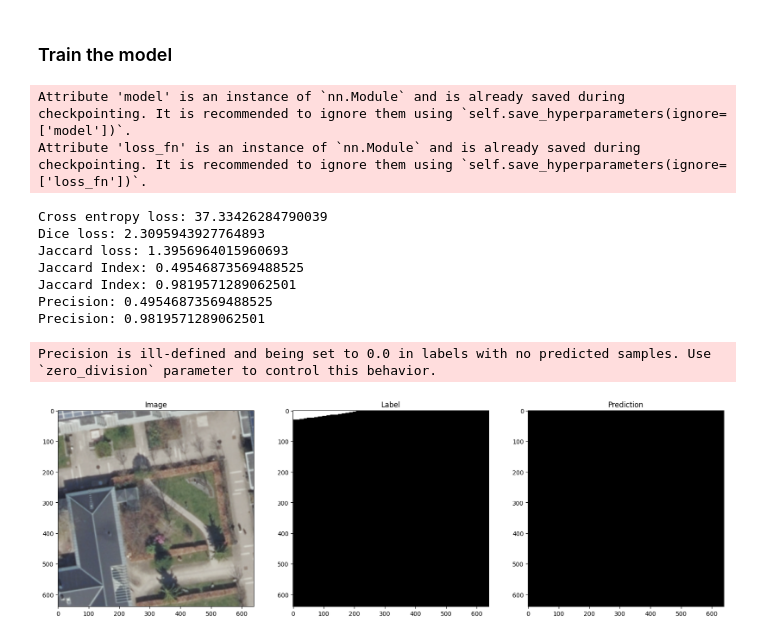
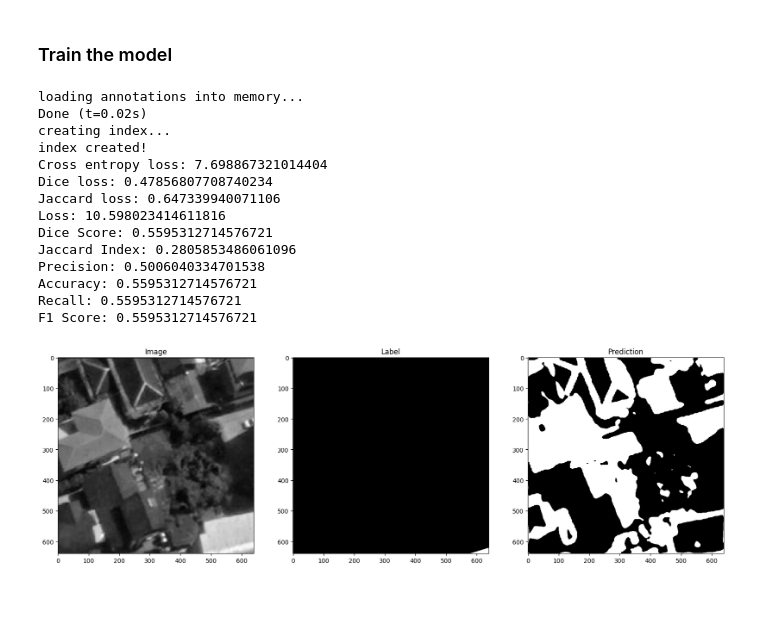
Before and after one commit to Tiburso/EnerVision, a Jupyter notebook: dataloaders.ipynb, the cells around one changed output. Drawn from its saved outputs; the diff is of its cells as text; code cells hidden in the pictures; blank space fills up the shorter version.

Commit message:
Update GPU model training script

```diff
--- a/dataloaders.ipynb
+++ b/dataloaders.ipynb
@@ -169,7 +169,7 @@ inv_transform = transforms.Compose([
 test_folder = "data/solardk_dataset_neurips_v2/herlev_test/test"
 # test_folder = "data/NL-Solar-Panel-Seg-1/test"
 
-model = BaseModel.load_from_checkpoint("lightning_logs/version_207970/checkpoints/last.ckpt")
+model = BaseModel.load_from_checkpoint("lightning_logs/version_209432/checkpoints/last.ckpt")
 
 test_dataset = SolarDKDataset(test_folder)
 # test_dataset = CocoSegmentationDataset(test_folder)
@@ -178,51 +178,50 @@ test_loader = DataLoader(test_dataset, batch_size=1, shuffle=True)
 
 task = "multiclass"
 num_classes = 2
 
 model.eval()
 with torch.no_grad():
     iterator = iter(test_loader)
     image, label = next(iterator)
     output = model(image)
 
     image = inv_transform(image)
     label = model.model.target(label)
     loss = model.calculate_loss(output, label)
 
     label = label.argmax(dim=1)
 
-    # print(f"Loss: {loss.item()}")
-    # print(f"Dice Score: {dice(output, label.int())}")
-
+    print(f"Loss: {loss.item()}")
+    print(f"Dice Score: {dice(output, label.int())}")
     print(f"Jaccard Index: {jaccard_index(output, label, task=task, num_classes=num_classes, average='macro')}")
-    print(f"Jaccard Index: {jaccard_score(label.int().flatten(), output.argmax(dim=1).flatten(), average='weighted')}")
-
     print(f"Precision: {precision(output, label, task=task, num_classes=  num_classes, average='macro')}")
-    print(f"Precision: {precision_score(label.int().flatten(), output.argmax(dim=1).flatten(), average='weighted')}")
-
-    # print(f"Accuracy: {accuracy(output, label, task=task, num_classes=num_classes)}")
-    # print(f"Recall: {recall(output, label, task=task, num_classes=num_classes)}")
-    # print(f"F1 Score: {f1_score(output, label, task=task, num_classes=num_classes)}")
+    print(f"Accuracy: {accuracy(output, label, task=task, num_classes=num_classes)}")
+    print(f"Recall: {recall(output, label, task=task, num_classes=num_classes)}")
+    print(f"F1 Score: {f1_score(output, label, task=task, num_classes=num_classes)}")
 
     fig, ax = plt.subplots(1, 3, figsize=(20, 10))
 
     ax[0].imshow(image[0].permute(1, 2, 0))
     ax[0].set_title("Image")
 
     ax[1].imshow(label.squeeze(), cmap="gray")
     ax[1].set_title("Label")
 
     ax[2].imshow(output.argmax(dim=1).squeeze(), cmap="gray")
     ax[2].set_title("Prediction")
 # %% [output]
-Attribute 'model' is an instance of `nn.Module` and is already saved during checkpointing. It is recommended to ignore them using `self.save_hyperparameters(ignore=['model'])`.
-Attribute 'loss_fn' is an instance of `nn.Module` and is already saved during checkpointing. It is recommended to ignore them using `self.save_hyperparameters(ignore=['loss_fn'])`.
+loading annotations into memory...
+Done (t=0.02s)
+creating index...
+index created!
+Cross entropy loss: 7.698867321014404
+Dice loss: 0.47856807708740234
+Jaccard loss: 0.647339940071106
+Loss: 10.598023414611816
+Dice Score: 0.5595312714576721
+Jaccard Index: 0.2805853486061096
+Precision: 0.5006040334701538
+Accuracy: 0.5595312714576721
+Recall: 0.5595312714576721
+F1 Score: 0.5595312714576721
-Cross entropy loss: 37.33426284790039
-Dice loss: 2.3095943927764893
-Jaccard loss: 1.3956964015960693
-Jaccard Index: 0.49546873569488525
-Jaccard Index: 0.9819571289062501
-Precision: 0.49546873569488525
-Precision: 0.9819571289062501
-Precision is ill-defined and being set to 0.0 in labels with no predicted samples. Use `zero_division` parameter to control this behavior.
-[figure, old version]
+[figure, new version]
```
Also changed, not shown: 1 other file.
